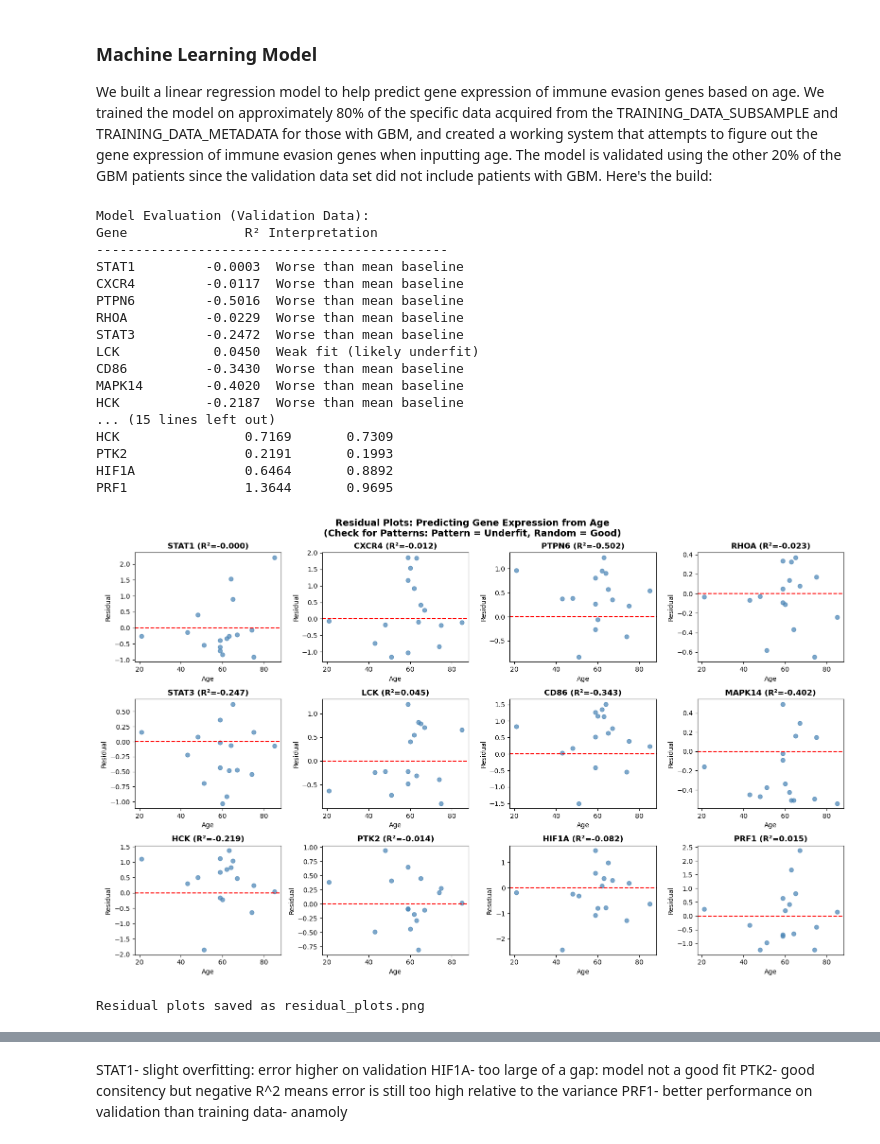
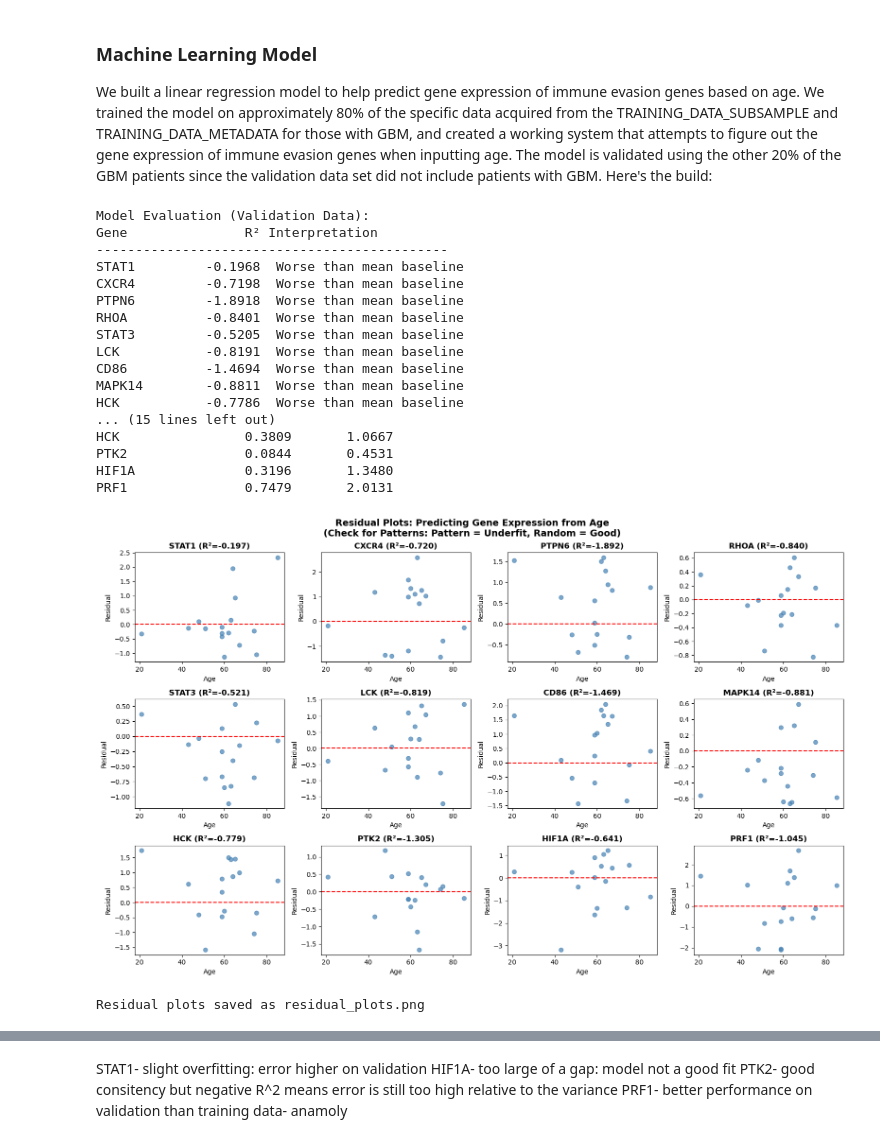
Before and after one commit to AbhiramRuthala/Module-4-Cancer, a Jupyter notebook: Module 4 Template-2 (3) (2).ipynb, the cells around one changed output, grey strips where cells are left out. Drawn from its saved outputs; the diff is of its cells as text; code cells hidden in the pictures.

Commit message:
fix model

```diff
--- a/Module 4 Template-2 (3) (2).ipynb
+++ b/Module 4 Template-2 (3) (2).ipynb
@@ -230,6 +228,8 @@ import matplotlib.pyplot as plt
 from sklearn.linear_model import Lasso
 from sklearn.model_selection import train_test_split
 from sklearn.metrics import r2_score, mean_squared_error
+from sklearn.ensemble import RandomForestRegressor
+
 
 # Get ages for the GBM samples and ensure they match the order of columns in GBM_data
 ages = pd.to_numeric(
@@ -250,7 +250,11 @@ models = {}
 
 for i, gene in enumerate(desired_genes):
     # Train model: Age -> Specific Gene Expression
-    model = Lasso()
+    model = RandomForestRegressor(
+    n_estimators=200,
+    random_state=42
+)
+
     model.fit(X_train, y_train[:, i])
     models[gene] = model
 
@@ -296,47 +300,47 @@ for i, gene in enumerate(desired_genes):
 
 
 # Residual Plots
 fig2, axes2 = plt.subplots(3, 4, figsize=(16, 10))
 axes2 = axes2.flatten()
 
 for i, gene in enumerate(desired_genes):
     ax = axes2[i]
     y_actual = y_val[:, i]
     y_predicted = models[gene].predict(X_val)
     residuals = y_actual - y_predicted
 
     ax.scatter(X_val, residuals, color='steelblue', alpha=0.7, s=40)
     ax.axhline(0, color='red', linewidth=1.5, linestyle='--')  # zero line
     ax.set_title(f"{gene} (R²={r2_scores[gene]:.3f})", fontweight='bold')
     ax.set_xlabel('Age')
     ax.set_ylabel('Residual')
 
 plt.suptitle('Residual Plots: Predicting Gene Expression from Age\n(Check for Patterns: Pattern = Underfit, Random = Good)',
              fontsize=14, fontweight='bold')
 plt.tight_layout()
 plt.savefig('residual_plots.png', dpi=150)
 plt.show()
 
 print("\nResidual plots saved as residual_plots.png")
 # %% [output]
 Model Evaluation (Validation Data):
 Gene               R² Interpretation
 ---------------------------------------------
-STAT1         -0.0003  Worse than mean baseline
-CXCR4         -0.0117  Worse than mean baseline
-PTPN6         -0.5016  Worse than mean baseline
-RHOA          -0.0229  Worse than mean baseline
-STAT3         -0.2472  Worse than mean baseline
-LCK            0.0450  Weak fit (likely underfit)
-CD86          -0.3430  Worse than mean baseline
-MAPK14        -0.4020  Worse than mean baseline
-HCK           -0.2187  Worse than mean baseline
+STAT1         -0.1968  Worse than mean baseline
+CXCR4         -0.7198  Worse than mean baseline
+PTPN6         -1.8918  Worse than mean baseline
+RHOA          -0.8401  Worse than mean baseline
+STAT3         -0.5205  Worse than mean baseline
+LCK           -0.8191  Worse than mean baseline
+CD86          -1.4694  Worse than mean baseline
+MAPK14        -0.8811  Worse than mean baseline
+HCK           -0.7786  Worse than mean baseline
 ... (15 lines left out)
-HCK                0.7169       0.7309
-PTK2               0.2191       0.1993
-HIF1A              0.6464       0.8892
-PRF1               1.3644       0.9695
+HCK                0.3809       1.0667
+PTK2               0.0844       0.4531
+HIF1A              0.3196       1.3480
+PRF1               0.7479       2.0131
-[figure, old version]
+[figure, new version]
 Residual plots saved as residual_plots.png
 # %% [markdown]
 Necessary notes to make: The validation data did not have any GBM data, so we could not make use of validation data within the system. Instead we trained the model using 80% of the GBM patients, and validated using the remaining 20% of the patients.
```
Also changed, not shown: parts of 7 cells of this notebook, 1 other file.
